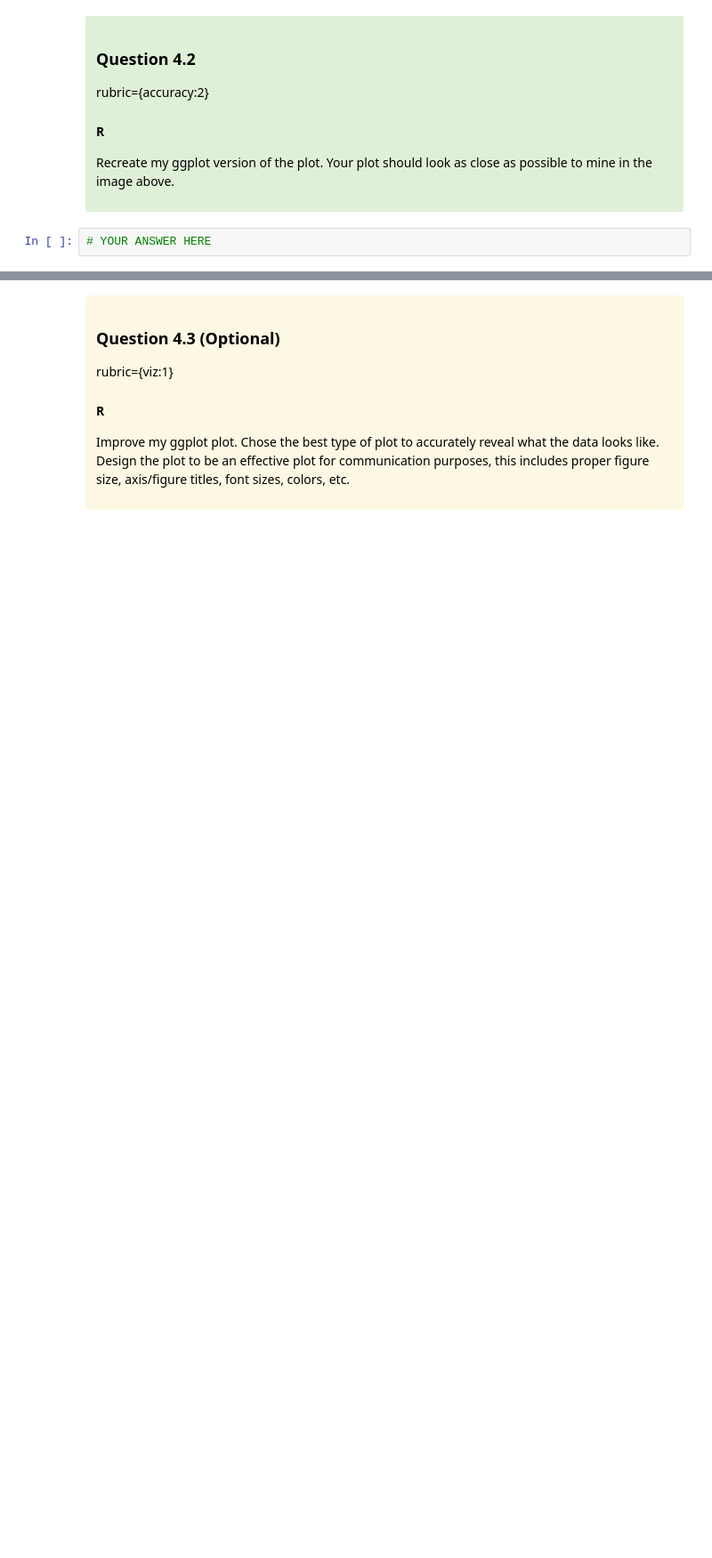
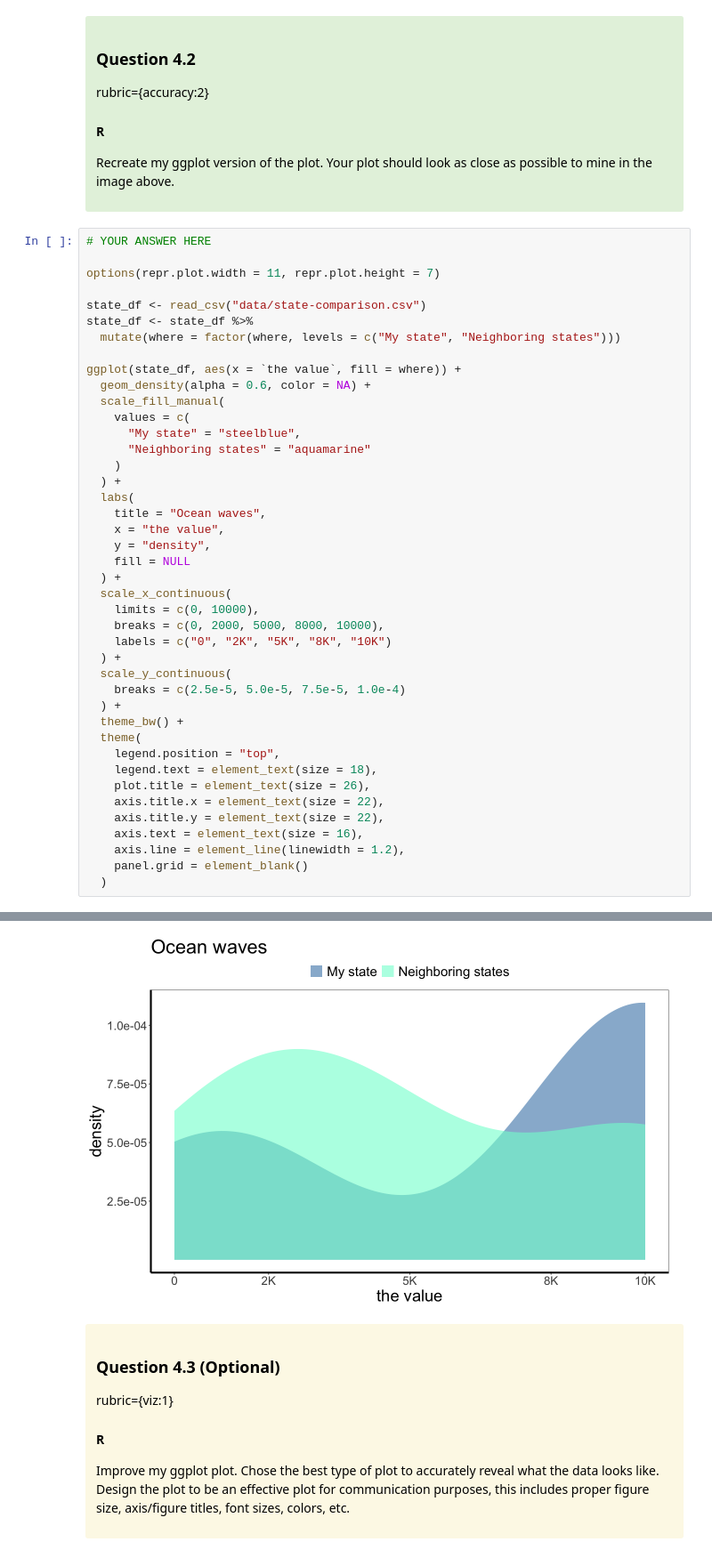
Before and after one commit to JordanKaseram/MDS-Data-550-Labs, a Jupyter notebook: lab3/lab3-R.ipynb, the cells around one changed output, grey strips where cells are left out. Shown at 89% size. Drawn from its saved outputs; the diff is of its cells as text; blank space fills up the shorter version.

```diff
--- a/lab3/lab3-R.ipynb
+++ b/lab3/lab3-R.ipynb
@@ -540,5 +560,46 @@ rubric={accuracy:2}
 <p>Recreate my ggplot version of the plot. Your plot should look as close as possible to mine in the image above.</p>
 
 </div>
-# %%
-# YOUR ANSWER HERE
+# %%
+# YOUR ANSWER HERE
+
+options(repr.plot.width = 11, repr.plot.height = 7)
+
+state_df <- read_csv("data/state-comparison.csv")
+state_df <- state_df %>%
+  mutate(where = factor(where, levels = c("My state", "Neighboring states")))
+
+ggplot(state_df, aes(x = `the value`, fill = where)) +
+  geom_density(alpha = 0.6, color = NA) +
+  scale_fill_manual(
+    values = c(
+      "My state" = "steelblue",
+      "Neighboring states" = "aquamarine"
+    )
+  ) +
+  labs(
+    title = "Ocean waves",
+    x = "the value",
+    y = "density",
+    fill = NULL
+  ) +
+  scale_x_continuous(
+    limits = c(0, 10000),
+    breaks = c(0, 2000, 5000, 8000, 10000),
+    labels = c("0", "2K", "5K", "8K", "10K")
+  ) +
+  scale_y_continuous(
+    breaks = c(2.5e-5, 5.0e-5, 7.5e-5, 1.0e-4)
+  ) +
+  theme_bw() +
+  theme(
+    legend.position = "top",
+    legend.text = element_text(size = 18),
+    plot.title = element_text(size = 26),
+    axis.title.x = element_text(size = 22),
+    axis.title.y = element_text(size = 22),
+    axis.text = element_text(size = 16),
+    axis.line = element_line(linewidth = 1.2),
+    panel.grid = element_blank()
+  )
+# %% [output]
@@ -545,3 +614,4 @@ rubric={accuracy:2}
+[figure, added]
 # %% [markdown]
 <div class="alert alert-warning" style="color:black">
 
```
Also changed, not shown: parts of 8 cells of this notebook, 1 other file.
